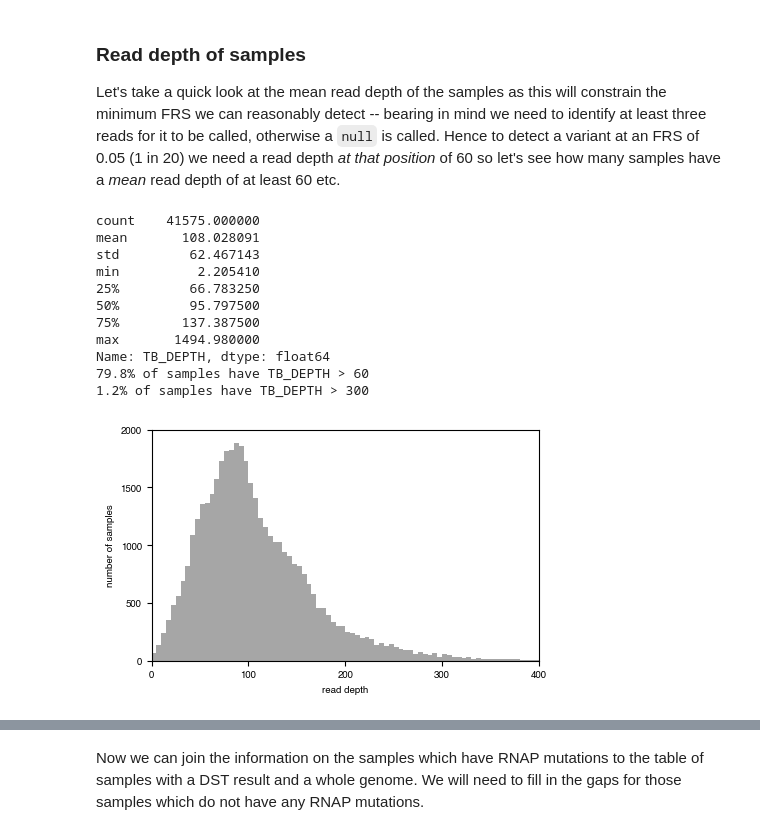
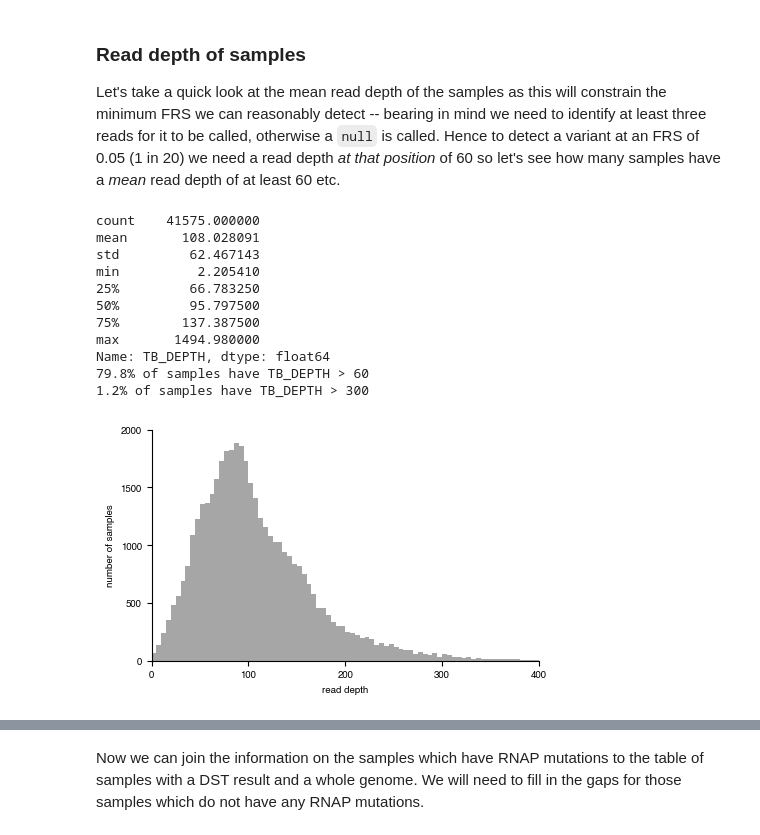
Before and after one commit to fowler-lab/tuberculosis-RNAP-subpopulations, a Jupyter notebook: analysis_refactored.ipynb, the cells around one changed output, grey strips where cells are left out. Saved outputs shown, nothing was run; the diff lists cells and outputs as text; code cells hidden in the pictures.

Commit message:
remove spines from depth hist

```diff
--- a/analysis_refactored.ipynb
+++ b/analysis_refactored.ipynb
@@ -232,33 +232,35 @@ Let's take a quick look at the mean read depth of the samples as this will const
 # %%
 axes = samples.TB_DEPTH.hist(bins=range(0,500,5), color='grey', alpha=0.7)
 axes.set_xlim([0,400])
 axes.set_ylim([0,2000])
 axes.set_yticks([0,500,1000,1500,2000])
 axes.set_xticks([0,100,200,300,400])
 axes.set_xlabel('read depth')
 axes.set_ylabel('number of samples')
+axes.spines["top"].set_visible(False)
+axes.spines["right"].set_visible(False)
 axes.grid(False)
 fig = axes.get_figure()
 fig.set_size_inches(5,3)
 fig.savefig('pdf/hist-read-depth.pdf', bbox_inches='tight')
 print(samples.TB_DEPTH.describe())
 prop60 = 100 * (samples.TB_DEPTH > 60).mean()
 prop300 = 100 * (samples.TB_DEPTH > 300).mean()
 print(f"{prop60:.1f}% of samples have TB_DEPTH > 60")
 print(f"{prop300:.1f}% of samples have TB_DEPTH > 300")
 # %% [output]
 count    41575.000000
 mean       108.028091
 std         62.467143
 min          2.205410
 25%         66.783250
 50%         95.797500
 75%        137.387500
 max       1494.980000
 Name: TB_DEPTH, dtype: float64
 79.8% of samples have TB_DEPTH > 60
 1.2% of samples have TB_DEPTH > 300
-[figure, old version]
+[figure, new version]
 # %%
 # aggregate mutations by UNIQUEID and keep columns of interest: define FRS to be the maximum of any resistant mutations, otherwise the maximum of the remaining mutations
 
```
Also changed, not shown: 1 other file.
